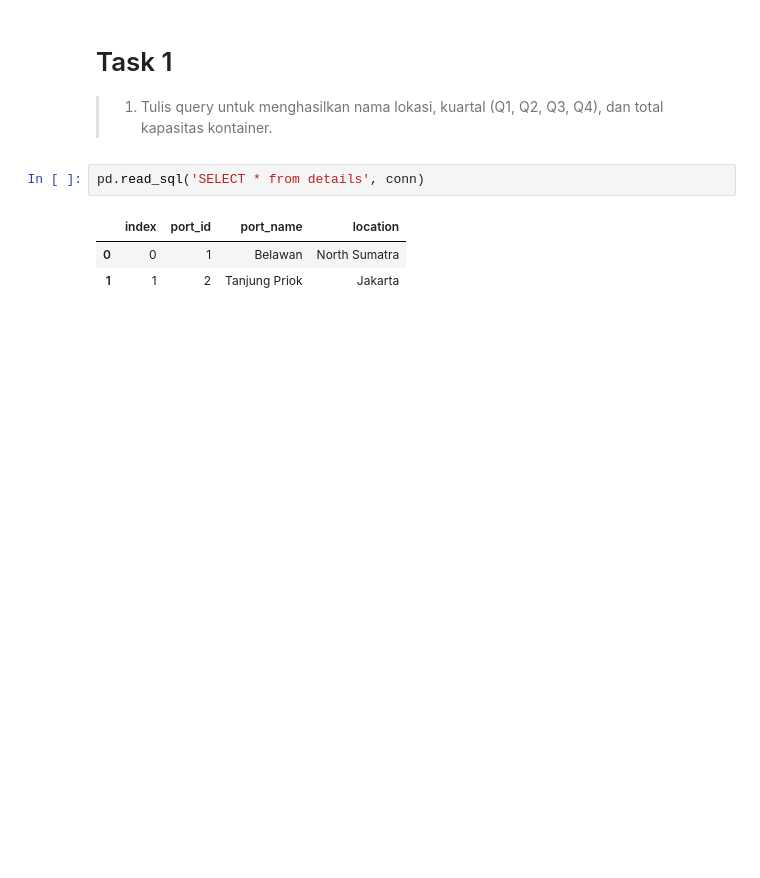
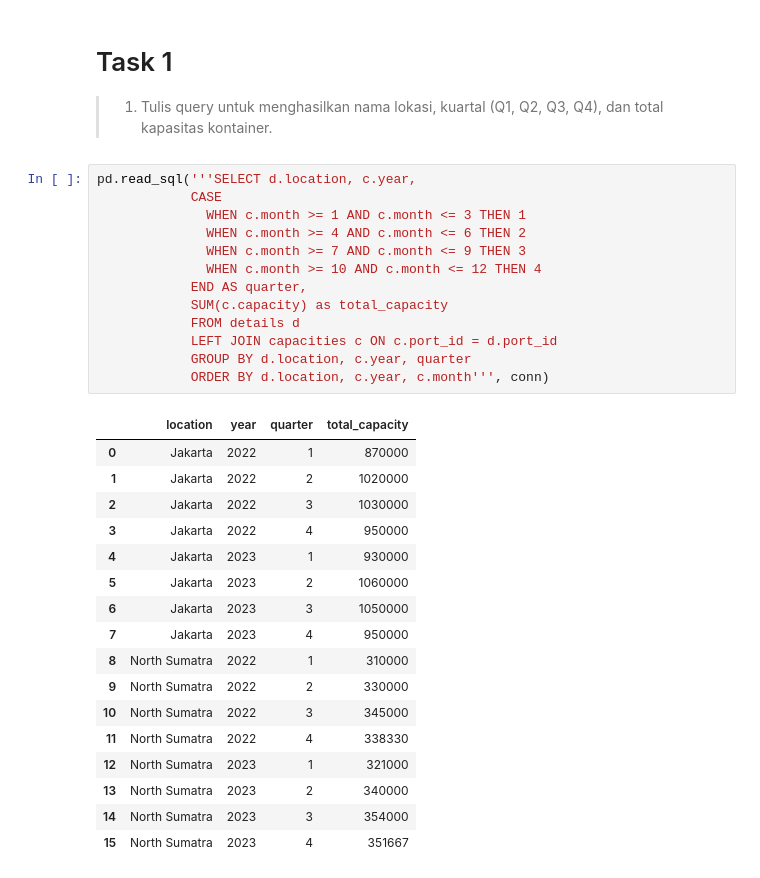
Before and after one commit to aldidoanta/ilcs-case-study, a Jupyter notebook: 3/3.ipynb, the cells around one changed output. Drawn from its saved outputs; the diff is of its cells as text; blank space fills up the shorter version.

```diff
--- a/3/3.ipynb
+++ b/3/3.ipynb
@@ -108,8 +108,33 @@ side_by_side(details_data,capacity_data)
 > 1. Tulis query untuk menghasilkan nama lokasi, kuartal (Q1, Q2, Q3, Q4), dan total kapasitas
 kontainer.
 # %%
-pd.read_sql('SELECT * from details', conn)
+pd.read_sql('''SELECT d.location, c.year,
+            CASE
+              WHEN c.month >= 1 AND c.month <= 3 THEN 1
+              WHEN c.month >= 4 AND c.month <= 6 THEN 2
+              WHEN c.month >= 7 AND c.month <= 9 THEN 3
+              WHEN c.month >= 10 AND c.month <= 12 THEN 4
+            END AS quarter,
+            SUM(c.capacity) as total_capacity
+            FROM details d
+            LEFT JOIN capacities c ON c.port_id = d.port_id
+            GROUP BY d.location, c.year, quarter
+            ORDER BY d.location, c.year, c.month''', conn)
 # %% [output]
-|  | index | port_id | port_name | location |
-| 0 | 0 | 1 | Belawan | North Sumatra |
-| 1 | 1 | 2 | Tanjung Priok | Jakarta |
+|  | location | year | quarter | total_capacity |
+| 0 | Jakarta | 2022 | 1 | 870000 |
+| 1 | Jakarta | 2022 | 2 | 1020000 |
+| 2 | Jakarta | 2022 | 3 | 1030000 |
+| 3 | Jakarta | 2022 | 4 | 950000 |
+| 4 | Jakarta | 2023 | 1 | 930000 |
+| 5 | Jakarta | 2023 | 2 | 1060000 |
+| 6 | Jakarta | 2023 | 3 | 1050000 |
+| 7 | Jakarta | 2023 | 4 | 950000 |
+| 8 | North Sumatra | 2022 | 1 | 310000 |
+| 9 | North Sumatra | 2022 | 2 | 330000 |
+| 10 | North Sumatra | 2022 | 3 | 345000 |
+| 11 | North Sumatra | 2022 | 4 | 338330 |
+| 12 | North Sumatra | 2023 | 1 | 321000 |
+| 13 | North Sumatra | 2023 | 2 | 340000 |
+| 14 | North Sumatra | 2023 | 3 | 354000 |
+| 15 | North Sumatra | 2023 | 4 | 351667 |
```
Also changed, not shown: parts of 4 cells of this notebook.
